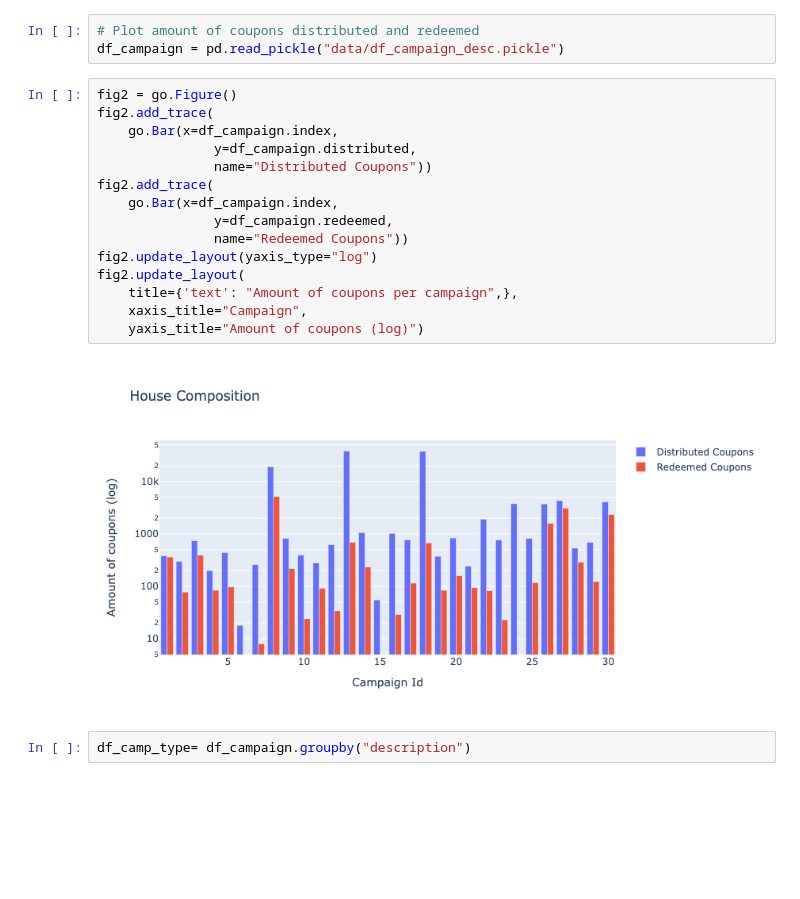
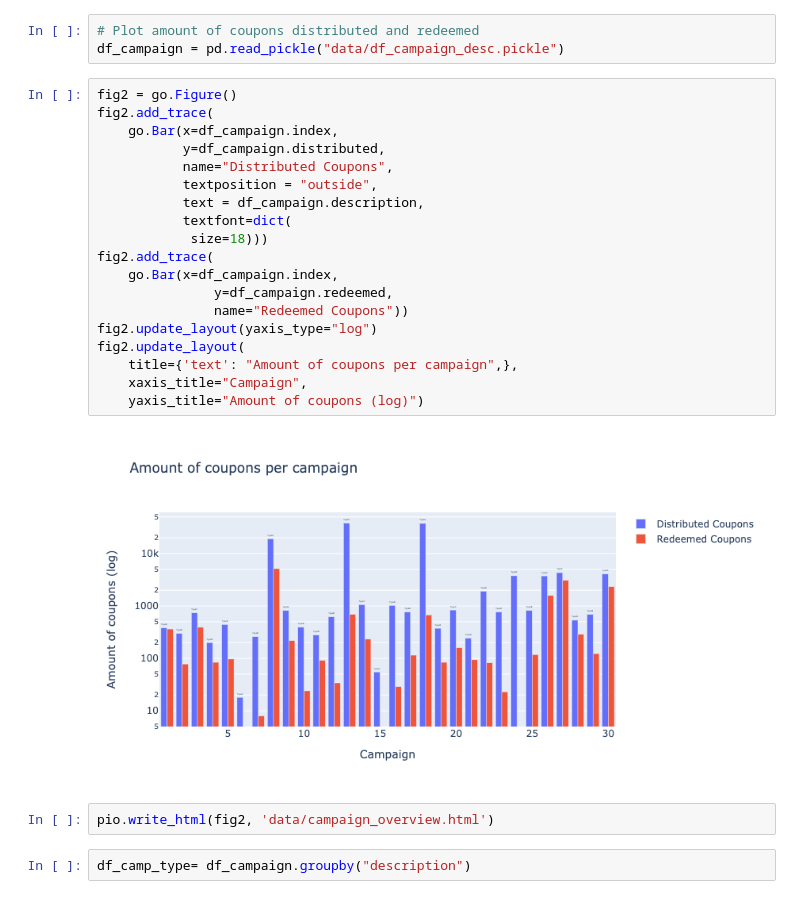
Before and after one commit to whateverforever/ada-2019-project, a Jupyter notebook: plotly.ipynb, the cells around one changed output. Drawn from its saved outputs; the diff is of its cells as text; blank space fills up the shorter version.

Commit message:
Datastory campaign

```diff
--- a/plotly.ipynb
+++ b/plotly.ipynb
@@ -68,20 +68,26 @@ df_campaign = pd.read_pickle("data/df_campaign_desc.pickle")
 # %%
 fig2 = go.Figure()
 fig2.add_trace(
     go.Bar(x=df_campaign.index,
-               y=df_campaign.distributed,
-               name="Distributed Coupons"))
+           y=df_campaign.distributed,
+           name="Distributed Coupons",
+           textposition = "outside",
+           text = df_campaign.description,
+           textfont=dict(
+            size=18)))
 fig2.add_trace(
     go.Bar(x=df_campaign.index,
                y=df_campaign.redeemed,
                name="Redeemed Coupons"))
 fig2.update_layout(yaxis_type="log")
 fig2.update_layout(
     title={'text': "Amount of coupons per campaign",},
     xaxis_title="Campaign",
     yaxis_title="Amount of coupons (log)")
 # %% [output]
-[figure, old version]
+[figure, new version]
+# %%
+pio.write_html(fig2, 'data/campaign_overview.html')
 # %%
 df_camp_type= df_campaign.groupby("description")
 # %%
```
Also changed, not shown: parts of 13 cells of this notebook, 7 other files.
